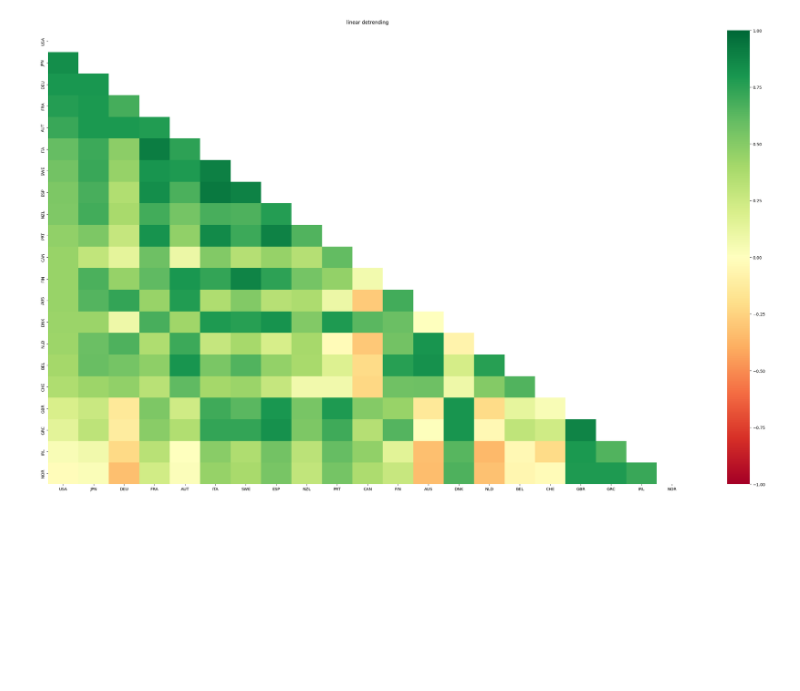
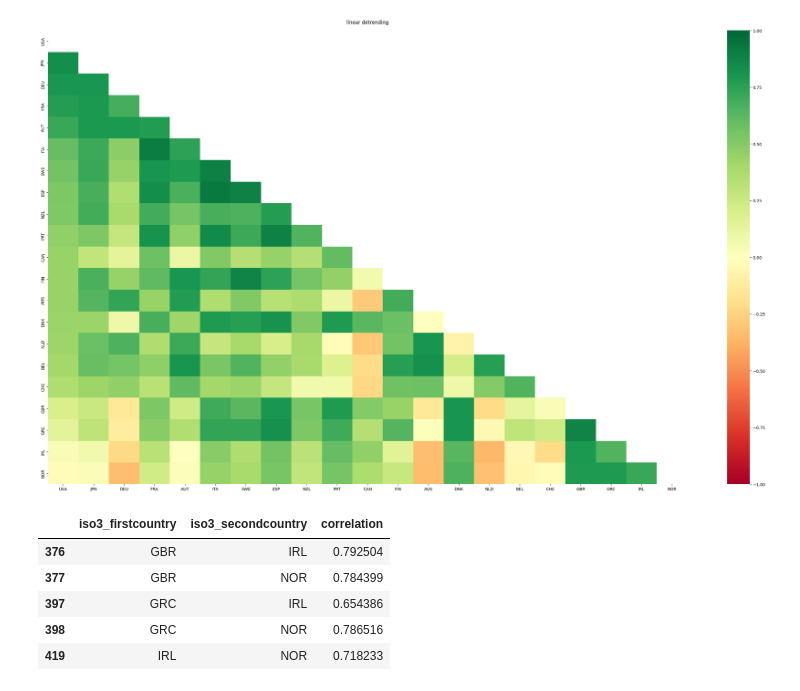
Before and after one commit to emilyfu1/myproject, a Jupyter notebook: yetanotherfolder/workingwithdata.ipynb, the cells around one changed output. Saved outputs shown, nothing was run; the diff lists cells and outputs as text; code cells hidden in the pictures; blank space fills up the shorter version.

```diff
--- a/yetanotherfolder/workingwithdata.ipynb
+++ b/yetanotherfolder/workingwithdata.ipynb
@@ -249,3 +236,16 @@ imfipimatrix
 imfipiheatmap = imfipidetrend.get_heatmap()
 # %% [output]
 [figure]
+# %%
+# show the reshaped version:
+
+imfipireshaped = imfipidetrend.get_organized()
+
+imfipireshaped.tail()
+# %% [output]
+|  | iso3_firstcountry | iso3_secondcountry | correlation |
+| 376 | GBR | IRL | 0.792504 |
+| 377 | GBR | NOR | 0.784399 |
+| 397 | GRC | IRL | 0.654386 |
+| 398 | GRC | NOR | 0.786516 |
+| 419 | IRL | NOR | 0.718233 |
```
Also changed, not shown: parts of 3 cells of this notebook.
